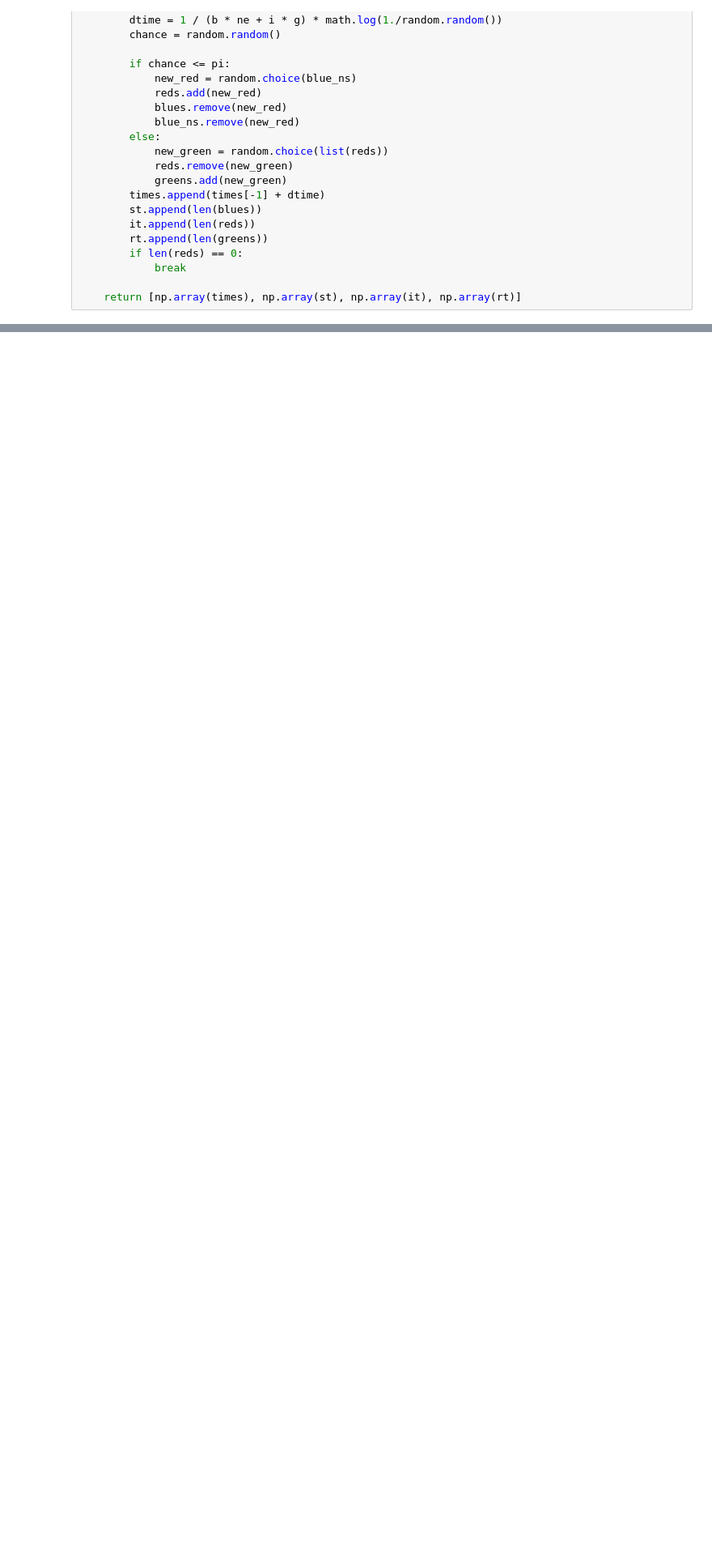
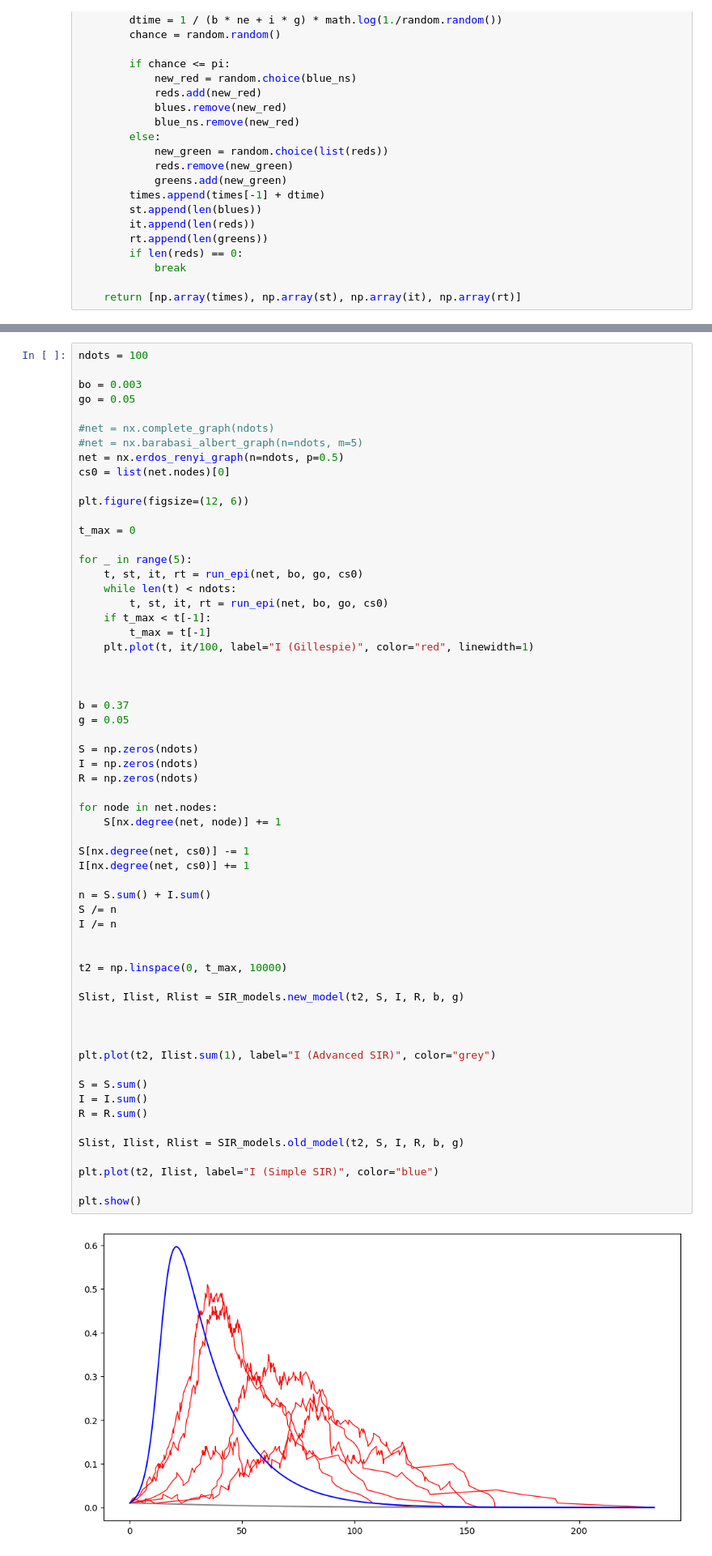
Before and after one commit to kambizaur/ZASUT, a Jupyter notebook: experiments.ipynb, the cells around one changed output, grey strips where cells are left out. Shown at 81% size. Cells and saved outputs as stored; diff of their text form; blank space fills up the shorter version.

```diff
--- a/experiments.ipynb
+++ b/experiments.ipynb
@@ -196,0 +196,62 @@ plt.show()
+# %%
+ndots = 100
+
+bo = 0.003
+go = 0.05
+
+#net = nx.complete_graph(ndots)
+#net = nx.barabasi_albert_graph(n=ndots, m=5)
+net = nx.erdos_renyi_graph(n=ndots, p=0.5)
+cs0 = list(net.nodes)[0]
+
+plt.figure(figsize=(12, 6))
+
+t_max = 0
+
+for _ in range(5):
+    t, st, it, rt = run_epi(net, bo, go, cs0)
+    while len(t) < ndots:
+        t, st, it, rt = run_epi(net, bo, go, cs0)
+    if t_max < t[-1]:
+        t_max = t[-1]
+    plt.plot(t, it/100, label="I (Gillespie)", color="red", linewidth=1)
+
+
+
+b = 0.37
+g = 0.05
+
+S = np.zeros(ndots)
+I = np.zeros(ndots)
+R = np.zeros(ndots)
+
+for node in net.nodes:
+    S[nx.degree(net, node)] += 1
+
+S[nx.degree(net, cs0)] -= 1
+I[nx.degree(net, cs0)] += 1
+
+n = S.sum() + I.sum()
+S /= n
+I /= n
+
+
+t2 = np.linspace(0, t_max, 10000)
+
+Slist, Ilist, Rlist = SIR_models.new_model(t2, S, I, R, b, g)
+
+
+
+plt.plot(t2, Ilist.sum(1), label="I (Advanced SIR)", color="grey")
+
+S = S.sum()
+I = I.sum()
+R = R.sum()
+
+Slist, Ilist, Rlist = SIR_models.old_model(t2, S, I, R, b, g)
+
+plt.plot(t2, Ilist, label="I (Simple SIR)", color="blue")
+
+plt.show()
+# %% [output]
+[figure, added]
```
Also changed, not shown: parts of 4 cells of this notebook.
